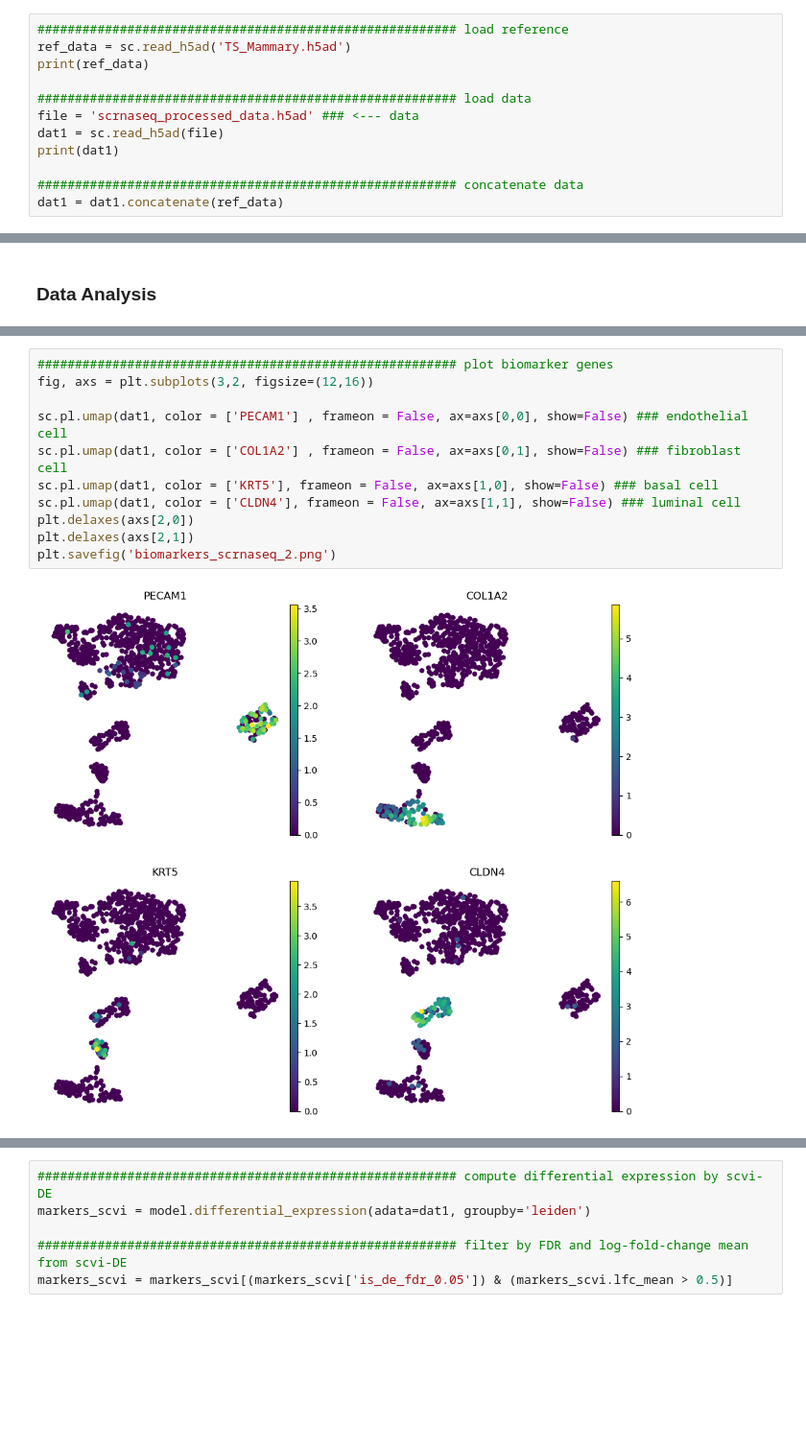
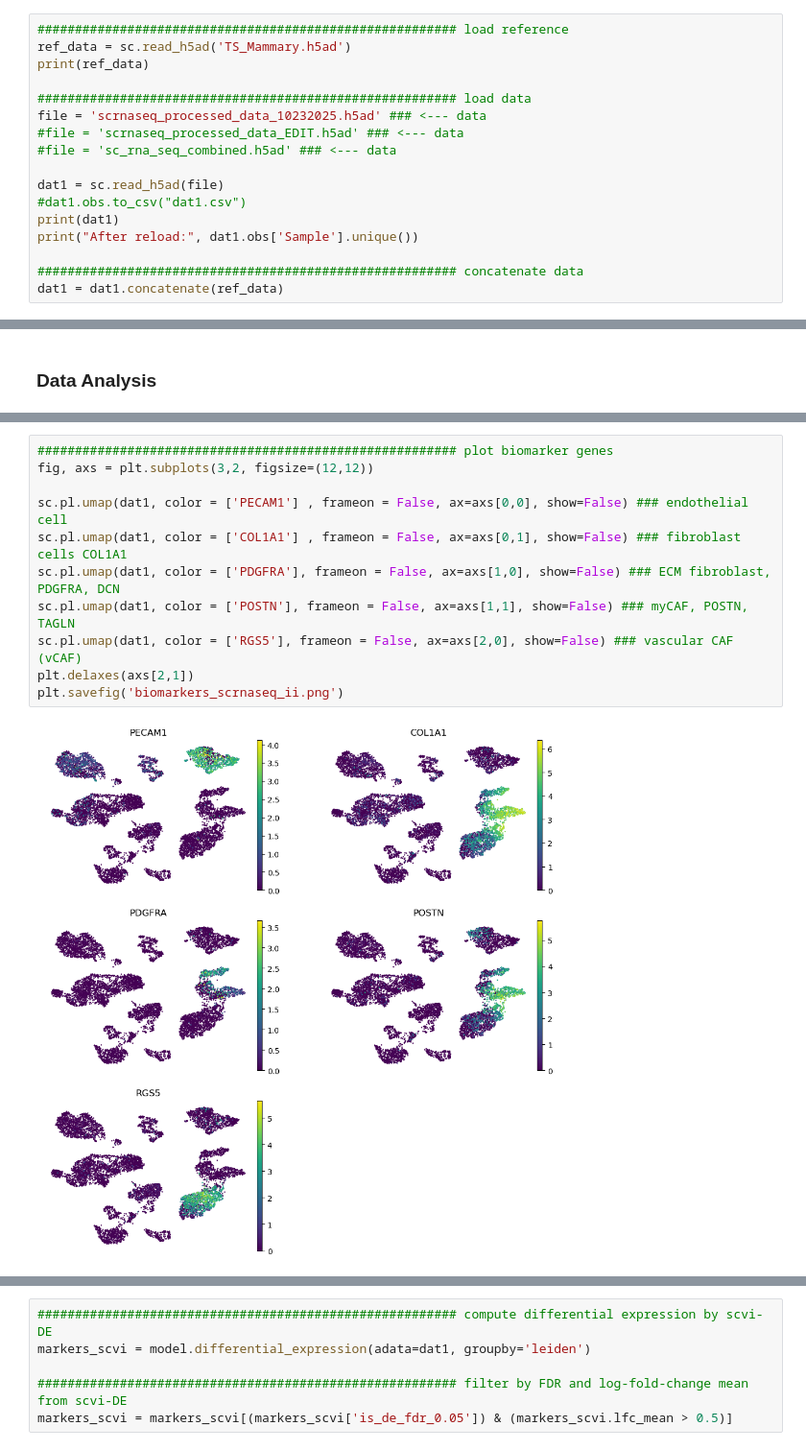
Before and after one commit to wcjohnchen/single_cell, a Jupyter notebook: src/sc_RNASeq.ipynb, the cells around one changed output, grey strips where cells are left out. Shown at 96% size. Drawn from its saved outputs; the diff is of its cells as text; blank space fills up the shorter version.

```diff
--- a/src/sc_RNASeq.ipynb
+++ b/src/sc_RNASeq.ipynb
@@ -25,9 +25,14 @@ ref_data = sc.read_h5ad('TS_Mammary.h5ad')
 print(ref_data)
 
 ######################################################## load data
-file = 'scrnaseq_processed_data.h5ad' ### <--- data
+file = 'scrnaseq_processed_data_10232025.h5ad' ### <--- data
+#file = 'scrnaseq_processed_data_EDIT.h5ad' ### <--- data
+#file = 'sc_rna_seq_combined.h5ad' ### <--- data
+
 dat1 = sc.read_h5ad(file)
+#dat1.obs.to_csv("dat1.csv")
 print(dat1)
+print("After reload:", dat1.obs['Sample'].unique())
 
 ######################################################## concatenate data
 dat1 = dat1.concatenate(ref_data)
@@ -245,13 +286,13 @@ plt.savefig('biomarkers_scrnaseq_1.png')
 # %%
 ######################################################## plot biomarker genes
-fig, axs = plt.subplots(3,2, figsize=(12,16))
+fig, axs = plt.subplots(3,2, figsize=(12,12))
 
 sc.pl.umap(dat1, color = ['PECAM1'] , frameon = False, ax=axs[0,0], show=False) ### endothelial cell
-sc.pl.umap(dat1, color = ['COL1A2'] , frameon = False, ax=axs[0,1], show=False) ### fibroblast cell
-sc.pl.umap(dat1, color = ['KRT5'], frameon = False, ax=axs[1,0], show=False) ### basal cell
-sc.pl.umap(dat1, color = ['CLDN4'], frameon = False, ax=axs[1,1], show=False) ### luminal cell
-plt.delaxes(axs[2,0])
+sc.pl.umap(dat1, color = ['COL1A1'] , frameon = False, ax=axs[0,1], show=False) ### fibroblast cells COL1A1
+sc.pl.umap(dat1, color = ['PDGFRA'], frameon = False, ax=axs[1,0], show=False) ### ECM fibroblast, PDGFRA, DCN
+sc.pl.umap(dat1, color = ['POSTN'], frameon = False, ax=axs[1,1], show=False) ### myCAF, POSTN, TAGLN
+sc.pl.umap(dat1, color = ['RGS5'], frameon = False, ax=axs[2,0], show=False) ### vascular CAF (vCAF)
 plt.delaxes(axs[2,1])
-plt.savefig('biomarkers_scrnaseq_2.png')
+plt.savefig('biomarkers_scrnaseq_ii.png')
 # %% [output]
-[figure, old version]
+[figure, new version]
```
Also changed, not shown: parts of 33 cells of this notebook.
